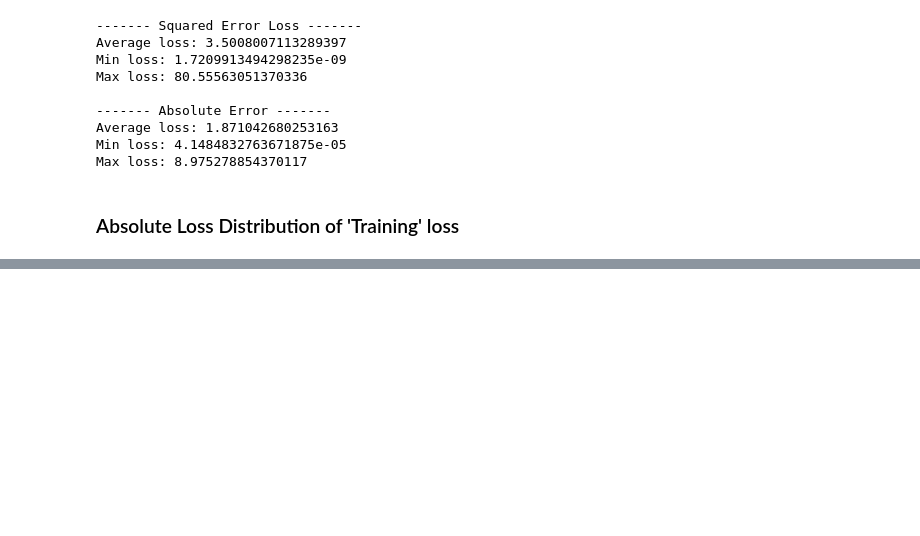
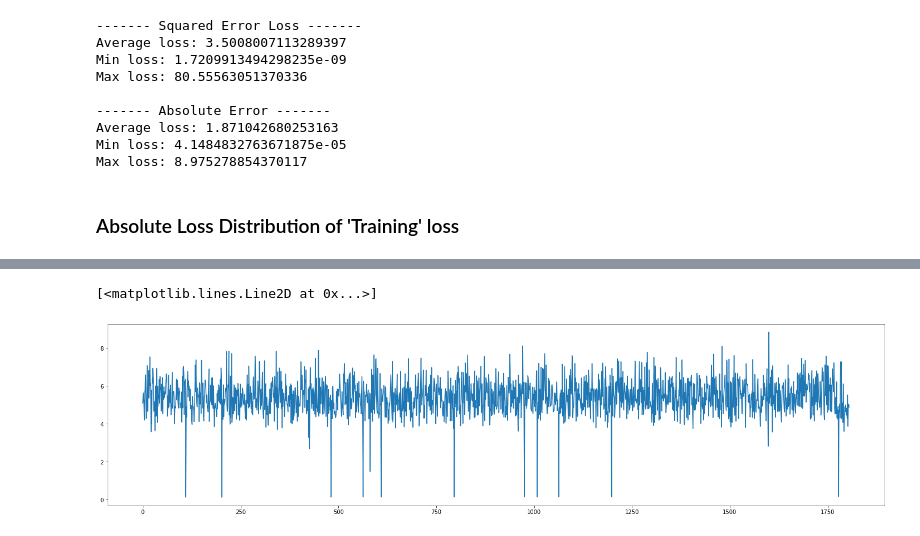
Before and after one commit to oscj/nhl-fts-prediction, a Jupyter notebook: expl/closed_form_lr.ipynb, the cells around one changed output, grey strips where cells are left out. Saved outputs shown, nothing was run; the diff lists cells and outputs as text; code cells hidden in the pictures; blank space fills up the shorter version.

```diff
--- a/expl/closed_form_lr.ipynb
+++ b/expl/closed_form_lr.ipynb
@@ -161,0 +195,6 @@ losses_df["loss"].hist()
+# %%
+t_hat = predict(x_test, w_hat)
+plt.plot(t_hat)
+# %% [output]
+[<matplotlib.lines.Line2D at 0x...>]
+[figure, added]
```
Also changed, not shown: parts of 11 cells of this notebook.
